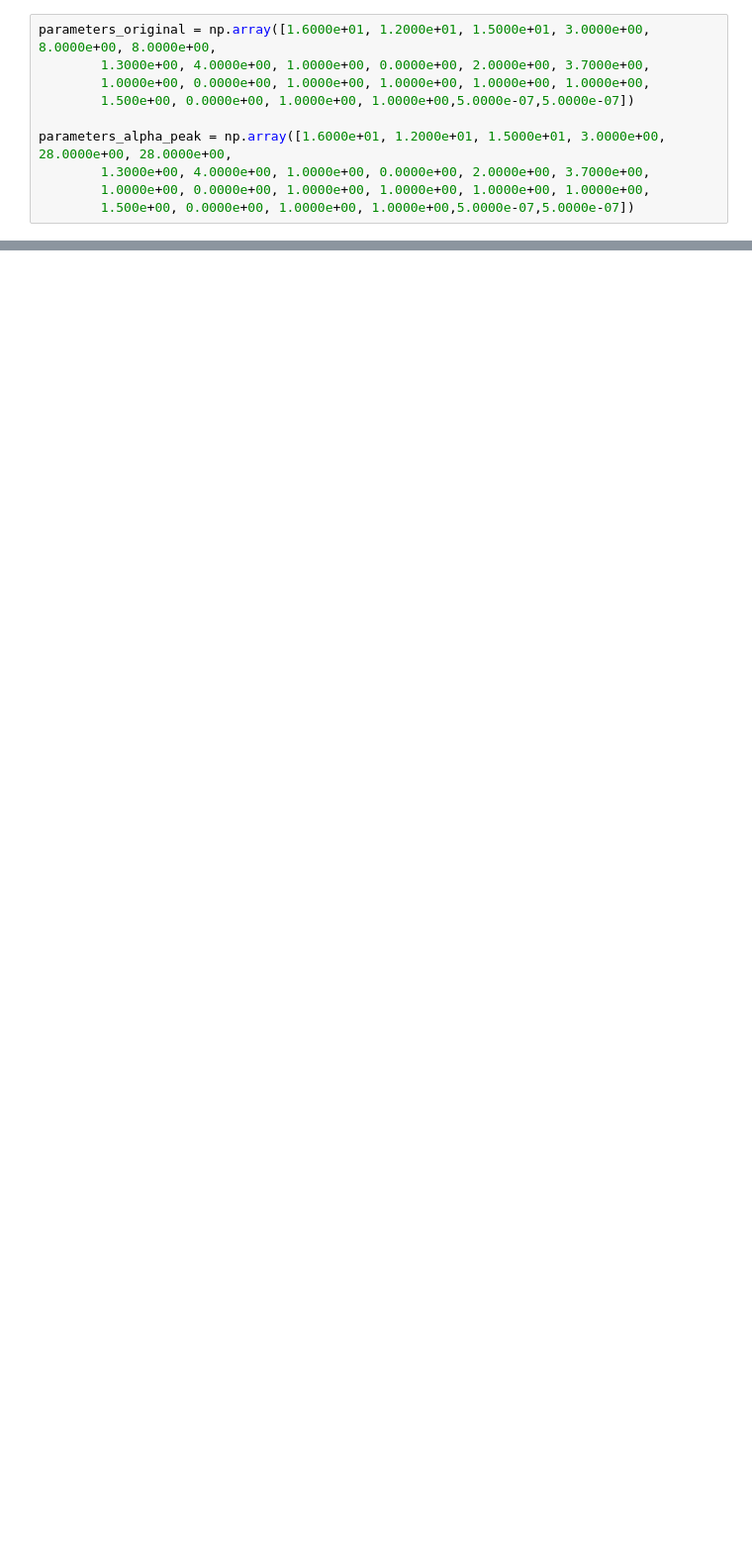
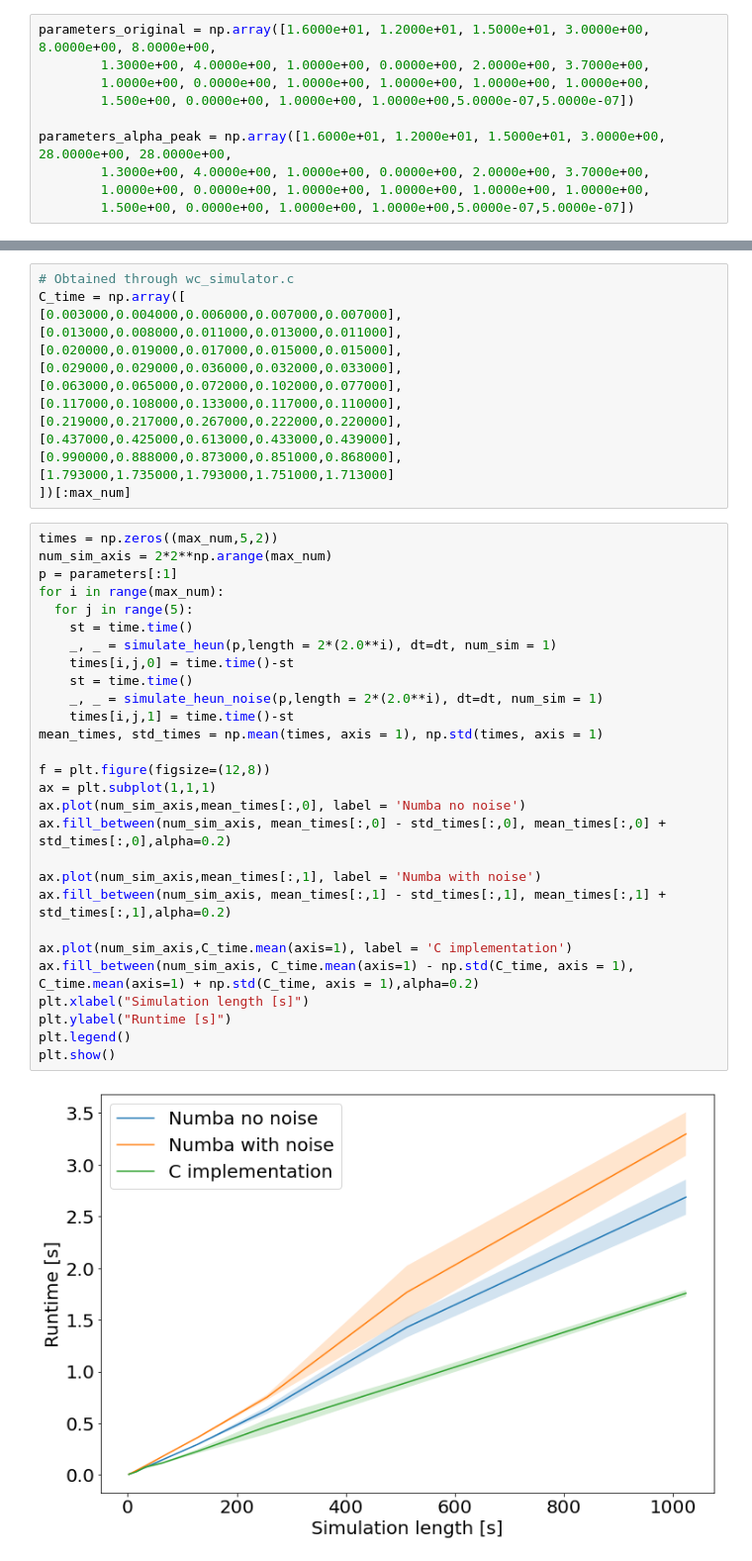
Before and after one commit to NeuroLife77/WC, a Jupyter notebook: compare_runtime_between_C_and_python_optimized.ipynb, the cells around one changed output, grey strips where cells are left out. Shown at 99% size. Cells and saved outputs as stored; diff of their text form; blank space fills up the shorter version.

```diff
--- a/compare_runtime_between_C_and_python_optimized.ipynb
+++ b/compare_runtime_between_C_and_python_optimized.ipynb
@@ -70 +175,45 @@ t = np.arange(int(1000/dt))*dt
+# %%
+# Obtained through wc_simulator.c
+C_time = np.array([
+[0.003000,0.004000,0.006000,0.007000,0.007000],
+[0.013000,0.008000,0.011000,0.013000,0.011000],
+[0.020000,0.019000,0.017000,0.015000,0.015000],
+[0.029000,0.029000,0.036000,0.032000,0.033000],
+[0.063000,0.065000,0.072000,0.102000,0.077000],
+[0.117000,0.108000,0.133000,0.117000,0.110000],
+[0.219000,0.217000,0.267000,0.222000,0.220000],
+[0.437000,0.425000,0.613000,0.433000,0.439000],
+[0.990000,0.888000,0.873000,0.851000,0.868000],
+[1.793000,1.735000,1.793000,1.751000,1.713000]
+])[:max_num]
+# %%
+times = np.zeros((max_num,5,2))
+num_sim_axis = 2*2**np.arange(max_num)
+p = parameters[:1]
+for i in range(max_num):
+  for j in range(5):
+    st = time.time()
+    _, _ = simulate_heun(p,length = 2*(2.0**i), dt=dt, num_sim = 1)
+    times[i,j,0] = time.time()-st
+    st = time.time()
+    _, _ = simulate_heun_noise(p,length = 2*(2.0**i), dt=dt, num_sim = 1)
+    times[i,j,1] = time.time()-st
+mean_times, std_times = np.mean(times, axis = 1), np.std(times, axis = 1)
+
+f = plt.figure(figsize=(12,8))
+ax = plt.subplot(1,1,1)
+ax.plot(num_sim_axis,mean_times[:,0], label = 'Numba no noise')
+ax.fill_between(num_sim_axis, mean_times[:,0] - std_times[:,0], mean_times[:,0] + std_times[:,0],alpha=0.2)
+
+ax.plot(num_sim_axis,mean_times[:,1], label = 'Numba with noise')
+ax.fill_between(num_sim_axis, mean_times[:,1] - std_times[:,1], mean_times[:,1] + std_times[:,1],alpha=0.2)
+
+ax.plot(num_sim_axis,C_time.mean(axis=1), label = 'C implementation')
+ax.fill_between(num_sim_axis, C_time.mean(axis=1) - np.std(C_time, axis = 1), C_time.mean(axis=1) + np.std(C_time, axis = 1),alpha=0.2)
+plt.xlabel("Simulation length [s]")
+plt.ylabel("Runtime [s]")
+plt.legend()
+plt.show()
+# %% [output]
+[figure, added]
 # %%
```
Also changed, not shown: parts of 9 cells of this notebook.
